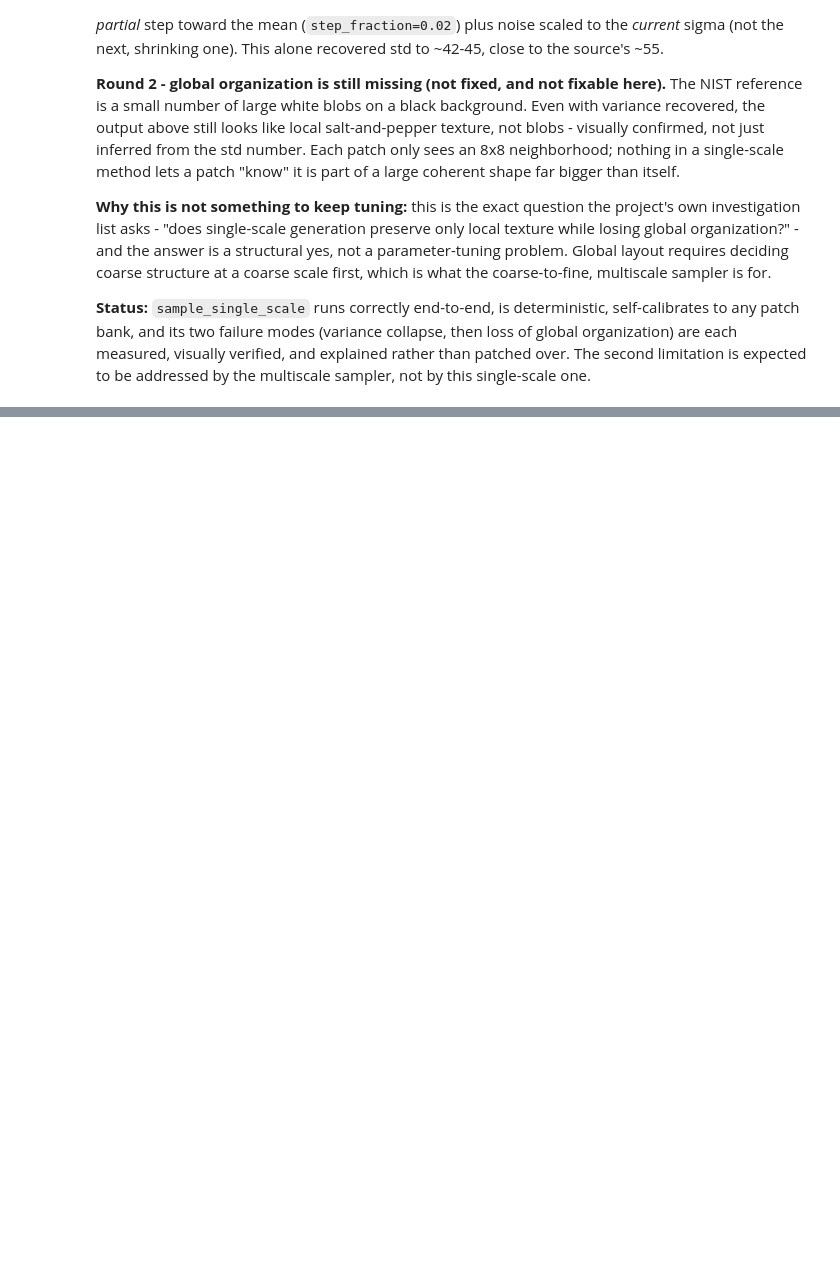
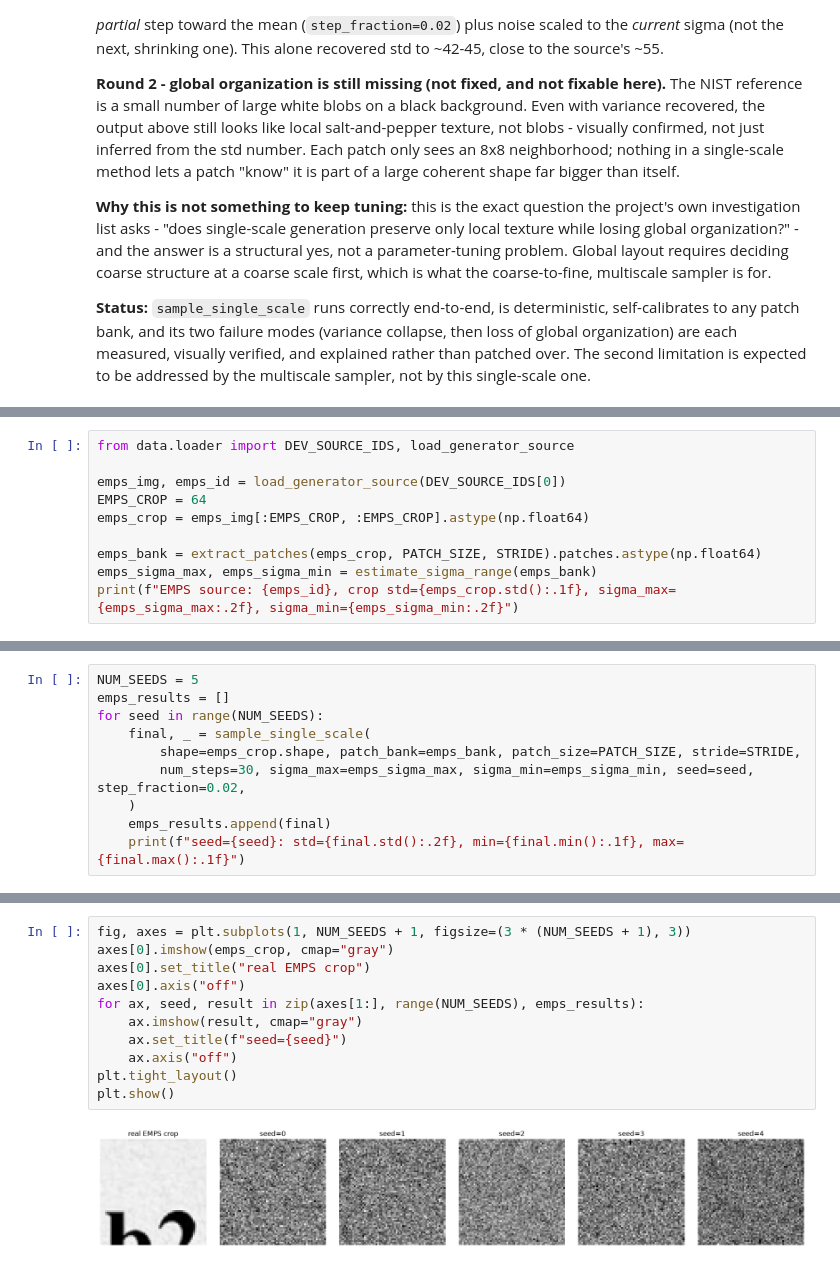
Before and after one commit to Chani-Pappenhaim/AMAT_4_Chana, a Jupyter notebook: notebooks/pipeline/single_scale_sampler_verification.ipynb, the cells around one changed output, grey strips where cells are left out. Cells and saved outputs as stored; diff of their text form; blank space fills up the shorter version.

```diff
--- a/notebooks/pipeline/single_scale_sampler_nist.ipynb
+++ b/notebooks/pipeline/single_scale_sampler_verification.ipynb
@@ -177,0 +189,10 @@ this single-scale one.
+# %%
+from data.loader import DEV_SOURCE_IDS, load_generator_source
+
+emps_img, emps_id = load_generator_source(DEV_SOURCE_IDS[0])
+EMPS_CROP = 64
+emps_crop = emps_img[:EMPS_CROP, :EMPS_CROP].astype(np.float64)
+
+emps_bank = extract_patches(emps_crop, PATCH_SIZE, STRIDE).patches.astype(np.float64)
+emps_sigma_max, emps_sigma_min = estimate_sigma_range(emps_bank)
+print(f"EMPS source: {emps_id}, crop std={emps_crop.std():.1f}, sigma_max={emps_sigma_max:.2f}, sigma_min={emps_sigma_min:.2f}")
@@ -177,0 +201,10 @@ this single-scale one.
+# %%
+NUM_SEEDS = 5
+emps_results = []
+for seed in range(NUM_SEEDS):
+    final, _ = sample_single_scale(
+        shape=emps_crop.shape, patch_bank=emps_bank, patch_size=PATCH_SIZE, stride=STRIDE,
+        num_steps=30, sigma_max=emps_sigma_max, sigma_min=emps_sigma_min, seed=seed, step_fraction=0.02,
+    )
+    emps_results.append(final)
+    print(f"seed={seed}: std={final.std():.2f}, min={final.min():.1f}, max={final.max():.1f}")
@@ -177,0 +241,13 @@ this single-scale one.
+# %%
+fig, axes = plt.subplots(1, NUM_SEEDS + 1, figsize=(3 * (NUM_SEEDS + 1), 3))
+axes[0].imshow(emps_crop, cmap="gray")
+axes[0].set_title("real EMPS crop")
+axes[0].axis("off")
+for ax, seed, result in zip(axes[1:], range(NUM_SEEDS), emps_results):
+    ax.imshow(result, cmap="gray")
+    ax.set_title(f"seed={seed}")
+    ax.axis("off")
+plt.tight_layout()
+plt.show()
+# %% [output]
+[figure, added]
```
Also changed, not shown: parts of 7 cells of this notebook, 1 other file.
